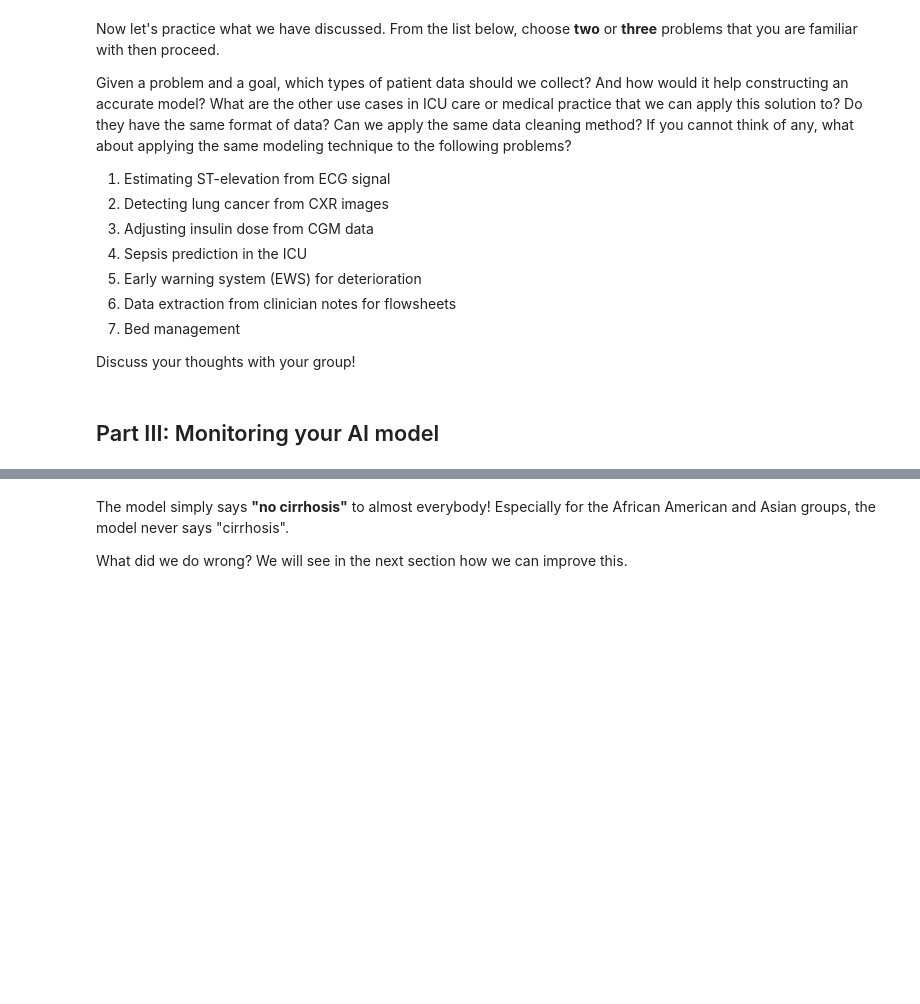
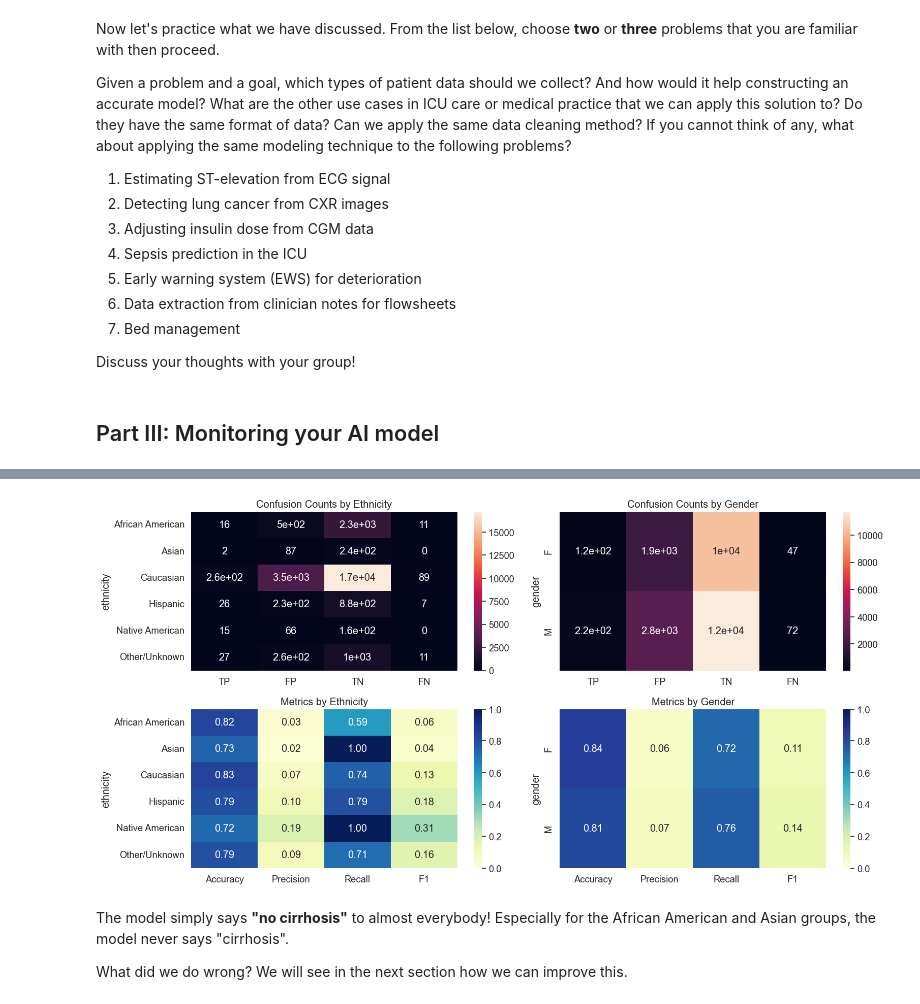
Before and after one commit to donlaporntr/TSCCM_Bias_In_AI_Workshop, a Jupyter notebook: AI_Fairness_in_Medicine.ipynb, the cells around one changed output, grey strips where cells are left out. Cells and saved outputs as stored; diff of their text form; code cells hidden in the pictures; blank space fills up the shorter version.

```diff
--- a/AI_Fairness_in_Medicine.ipynb
+++ b/AI_Fairness_in_Medicine.ipynb
@@ -272,6 +313,30 @@ def evaluate(model, X_test, y_test, group_test):
 
     result_df = pd.concat([result_df, group_test], axis=1)
     return result_df
+# %%
+def make_balance (X_train, y_train) :
+    df = X_train.copy()
+    df['target'] = y_train
+
+    # Split into two groups
+    group_true = df[df['target'] == True]
+    group_false = df[df['target'] == False]
+
+    # Find the minimum size
+    min_size = min(len(group_true), len(group_false))
+
+    # Downsample both groups to the smaller size
+    group_true_sampled = group_true.sample(n=min_size, random_state=42)
+    group_false_sampled = group_false.sample(n=min_size, random_state=42)
+
+    # Combine and shuffle
+    balanced_df = pd.concat([group_true_sampled, group_false_sampled]).sample(frac=1, random_state=42)
+
+    # Separate back into X and y
+    y_balanced = balanced_df['target']
+    X_balanced = balanced_df.drop(columns=['target'])
+
+    return X_balanced, y_balanced
 # %%
 def train(
     df,
@@ -279,6 +344,7 @@ def train(
     categorical_features: list[str],
     target: str,
     groups: list[str],
+    balance: bool
 ):
     df = df.dropna(subset=[target]).copy()
 
@@ -290,6 +356,9 @@ def train(
 
     X_train, X_test, y_train, y_test, _, group_test = train_test_split(
         X, y, group, test_size=0.3, random_state=42)
+
+    if balance :
+        X_train, y_train = make_balance (X_train, y_train)
 
     numeric_transformer = Pipeline([
         ("imputer", SimpleImputer(strategy="median")),
@@ -328,13 +397,14 @@ def train_and_evaluate(
     target: str,
     groups: list[str],
     everyone_as_african_american: bool = False,
+    balance: bool = False
 ):
 
-    model, test_set = train(df, numerical_features, categorical_features, target, groups)
+    model, test_set = train(df, numerical_features, categorical_features, target, groups, balance)
     (X_test, y_test, group_test) = test_set
 
     if everyone_as_african_american and "ethnicity" in categorical_features:
-        X_test["ethnicity"] = "African American"
+        X_test["ethnicity"] = "Native American"
 
     return evaluate(model, X_test, y_test, group_test)
 # %% [markdown]
@@ -398,3 +503,13 @@ plot_result_df(result_df)
+# %%
+result_df = train_and_evaluate(df=df,
+                               numerical_features=NUM_FEATURES,
+                               categorical_features=["ethnicity"],
+                               target=TARGET,
+                               groups=GROUPS,
+                               balance=True)
+plot_result_df(result_df)
+# %% [output]
+[figure, added]
 # %% [markdown]
 The model simply says __"no cirrhosis"__ to almost everybody! Especially for the African American
 and Asian groups, the model never says "cirrhosis".
```
Also changed, not shown: parts of 10 cells of this notebook.
